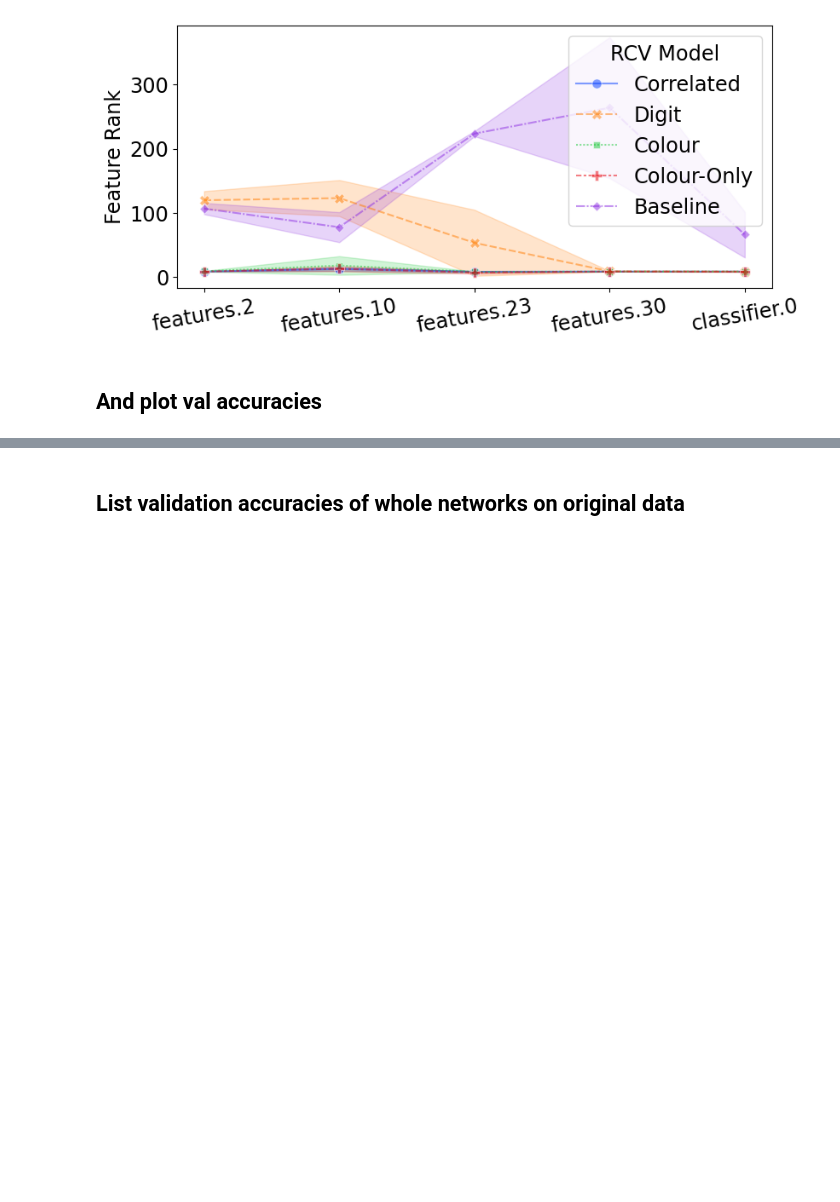
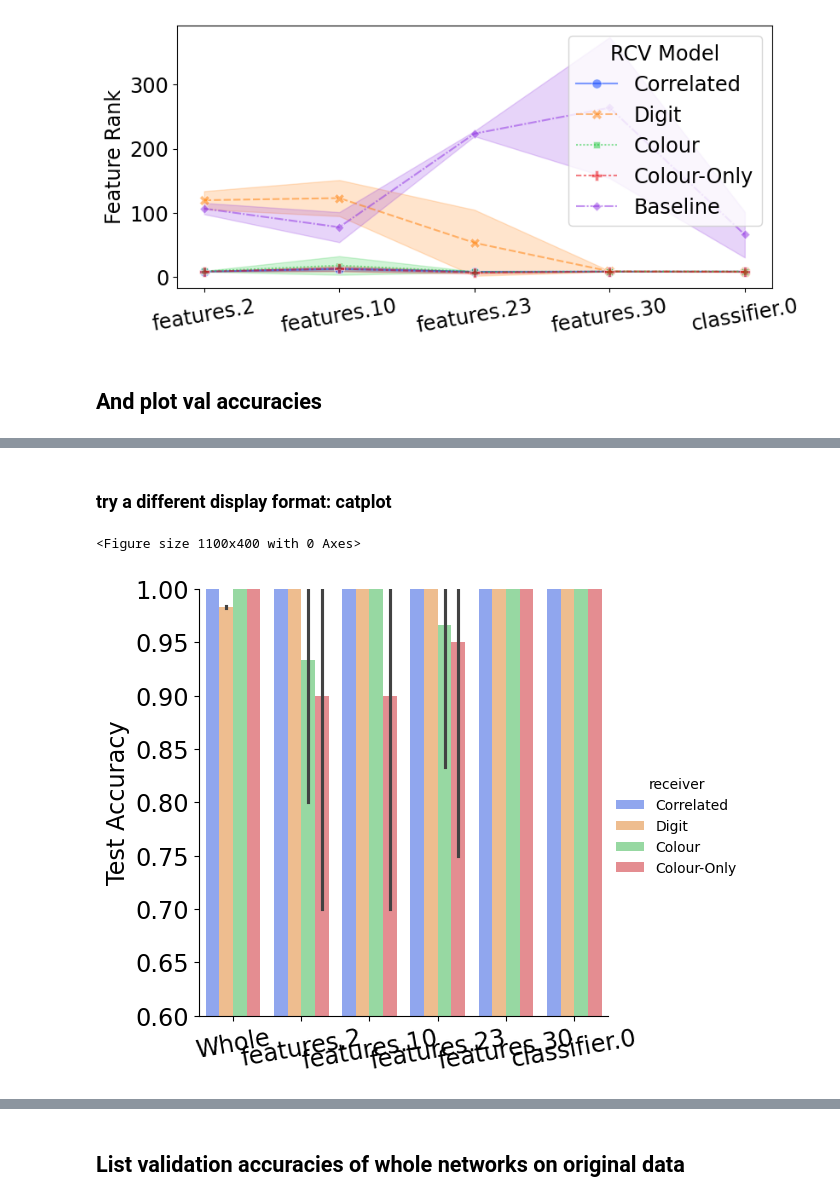
Before and after one commit to DHLSmith/jons-tunnel-effect, a Jupyter notebook: rank.ipynb, the cells around one changed output, grey strips where cells are left out. Drawn from its saved outputs; the diff is of its cells as text; code cells hidden in the pictures; blank space fills up the shorter version.

```diff
--- a/rank.ipynb
+++ b/rank.ipynb
@@ -696,0 +697,40 @@ Check number of samples per model:
+# %% [markdown]
+### try a different display format: catplot
+# %%
+
+# Create line plot
+plt.figure(figsize=(11,4))
+
+line_plot = sns.catplot(kind="bar", data=df3, x='name', y='val_acc', hue='receiver',
+                        #style='receiver',
+                         hue_order=style_order,
+                        #style_order=style_order,
+                         #markers=True, dashes=True,
+                        #markersize=8,
+                        alpha=0.5,
+                        palette='bright',
+                        errorbar=("ci",100))
+# errorbar=("sd",1)) for standard dev
+# errorbar=("ci",100) would give 100% confidence interval "pi" is percentile interval
+
+#plt.title("Val Acc of VGG19 recievers stitched with synthetic data")
+#plt.xlabel('First Layer of Receiver')
+plt.xlabel('')
+plt.ylabel('Test Accuracy', fontsize='xx-large')
+plt.ylim([0.6,1.0])
+#plt.yscale('log')
+plt.xticks(rotation=10)
+plt.tick_params(axis='both', labelsize='xx-large')
+
+#handles, labels = line_plot.get_legend_handles_labels()
+#unsorted_labels_handles = zip(labels[:len(ref_models)], handles[:len(ref_models)])
+#labels, handles = zip(*unsorted_labels_handles)
+#plt.legend(handles, labels, title='RCV Model', loc='upper right', bbox_to_anchor=(1.25, 1))
+#plt.legend().remove()
+plt.xticks(ticks=range(len(custom_labels)), labels=custom_labels) # rename ticks
+
+#plt.savefig(f"./results_1g/1g_lin_post_stitch_acc_sd.pdf", bbox_inches='tight')
+plt.show()
+# %% [output]
+<Figure size 1100x400 with 0 Axes>
+[figure, added]
```
Also changed, not shown: parts of 7 cells of this notebook.
